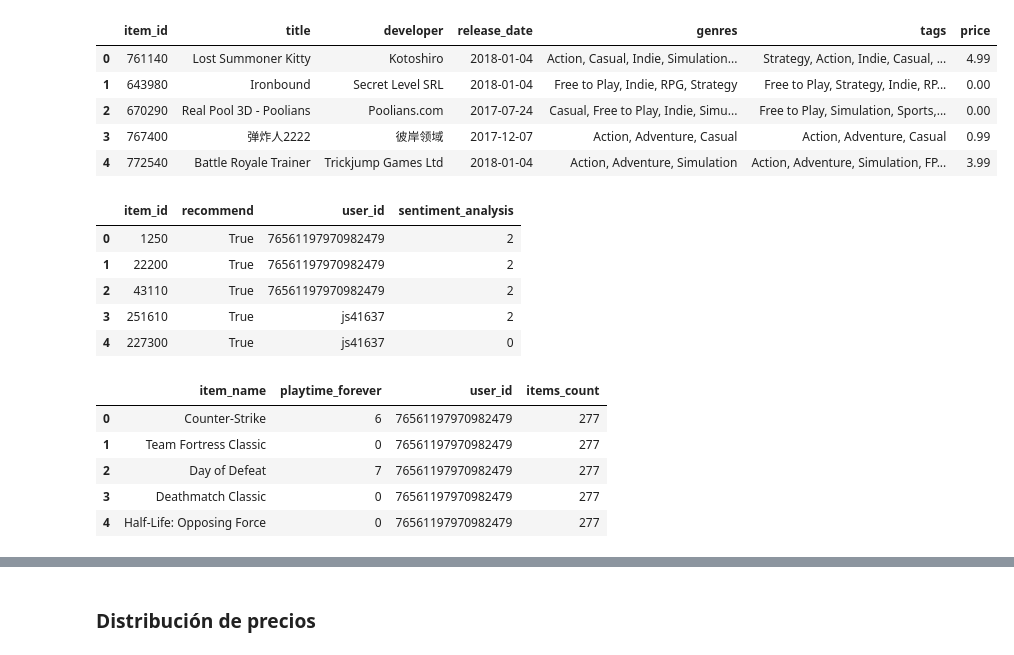
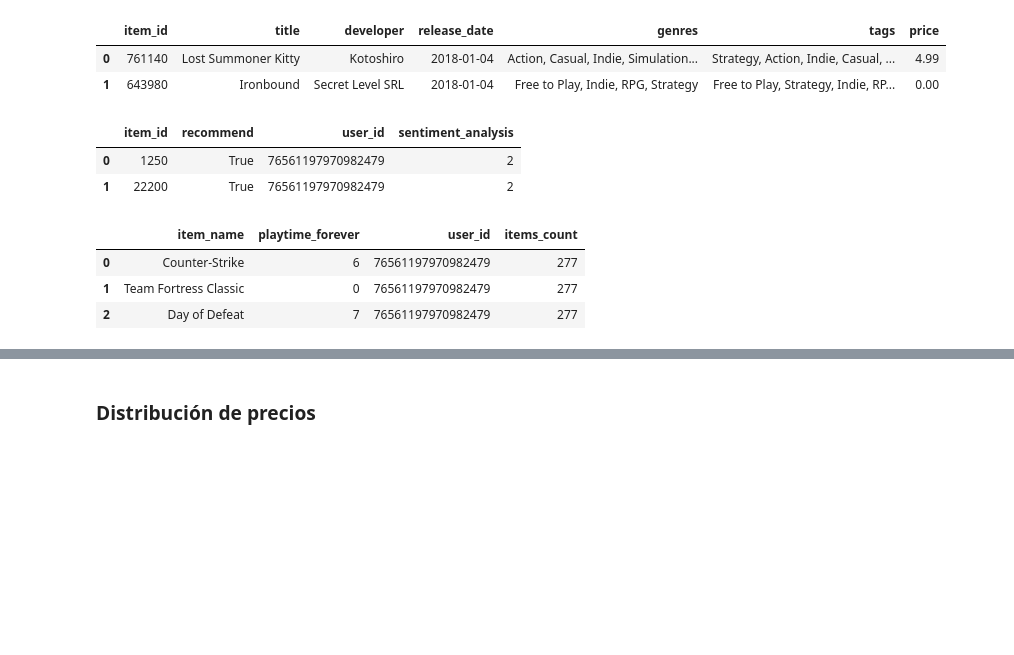
Before and after one commit to SantosIparraguirre/Sistema-Recomendacion-Steam, a Jupyter notebook: EDA/eda.ipynb, the cells around one changed output, grey strips where cells are left out. Saved outputs shown, nothing was run; the diff lists cells and outputs as text; code cells hidden in the pictures; blank space fills up the shorter version.

```diff
--- a/EDA/eda.ipynb
+++ b/EDA/eda.ipynb
@@ -11,29 +11,21 @@ df_reviews = pd.read_parquet('../Datasets/user_reviews_preprocessed.parquet')
 # %%
 df_items = pd.read_parquet('../Datasets/users_items_preprocessed.parquet')
 # %%
-df_games.head()
+df_games.head(2)
 # %% [output]
 |  | item_id | title | developer | release_date | genres | tags | price |
 | 0 | 761140 | Lost Summoner Kitty | Kotoshiro | 2018-01-04 | Action, Casual, Indie, Simulation... | Strategy, Action, Indie, Casual, ... | 4.99 |
 | 1 | 643980 | Ironbound | Secret Level SRL | 2018-01-04 | Free to Play, Indie, RPG, Strategy | Free to Play, Strategy, Indie, RP... | 0.00 |
-| 2 | 670290 | Real Pool 3D - Poolians | Poolians.com | 2017-07-24 | Casual, Free to Play, Indie, Simu... | Free to Play, Simulation, Sports,... | 0.00 |
-| 3 | 767400 | 弹炸人2222 | 彼岸领域 | 2017-12-07 | Action, Adventure, Casual | Action, Adventure, Casual | 0.99 |
-| 4 | 772540 | Battle Royale Trainer | Trickjump Games Ltd | 2018-01-04 | Action, Adventure, Simulation | Action, Adventure, Simulation, FP... | 3.99 |
 # %%
-df_reviews.head()
+df_reviews.head(2)
 # %% [output]
 |  | item_id | recommend | user_id | sentiment_analysis |
 | 0 | 1250 | True | 76561197970982479 | 2 |
 | 1 | 22200 | True | 76561197970982479 | 2 |
-| 2 | 43110 | True | 76561197970982479 | 2 |
-| 3 | 251610 | True | js41637 | 2 |
-| 4 | 227300 | True | js41637 | 0 |
 # %%
-df_items.head()
+df_items.head(3)
 # %% [output]
 |  | item_name | playtime_forever | user_id | items_count |
 | 0 | Counter-Strike | 6 | 76561197970982479 | 277 |
 | 1 | Team Fortress Classic | 0 | 76561197970982479 | 277 |
 | 2 | Day of Defeat | 7 | 76561197970982479 | 277 |
-| 3 | Deathmatch Classic | 0 | 76561197970982479 | 277 |
-| 4 | Half-Life: Opposing Force | 0 | 76561197970982479 | 277 |
```
Also changed, not shown: parts of 3 cells of this notebook, 3 other files.
